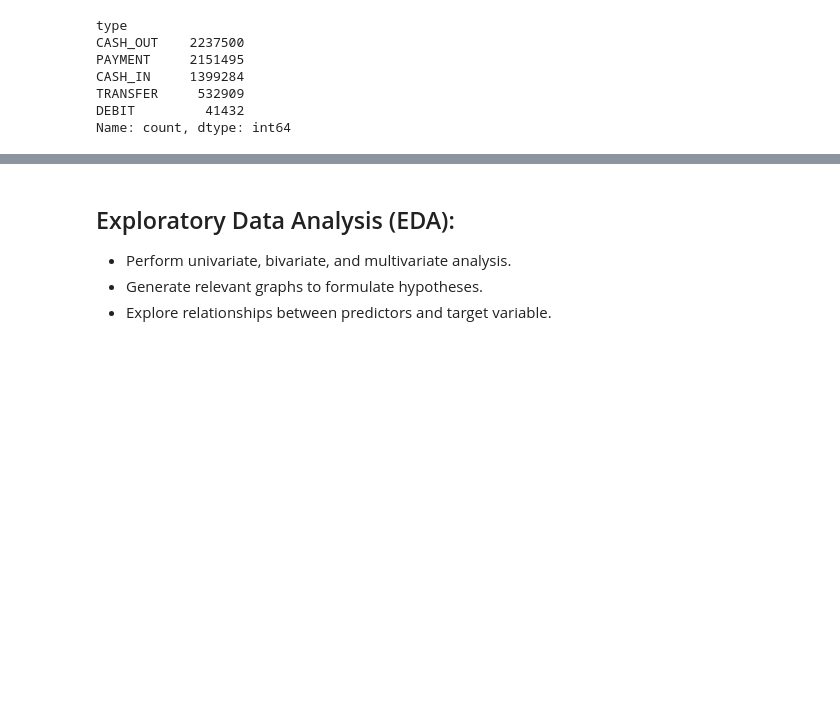
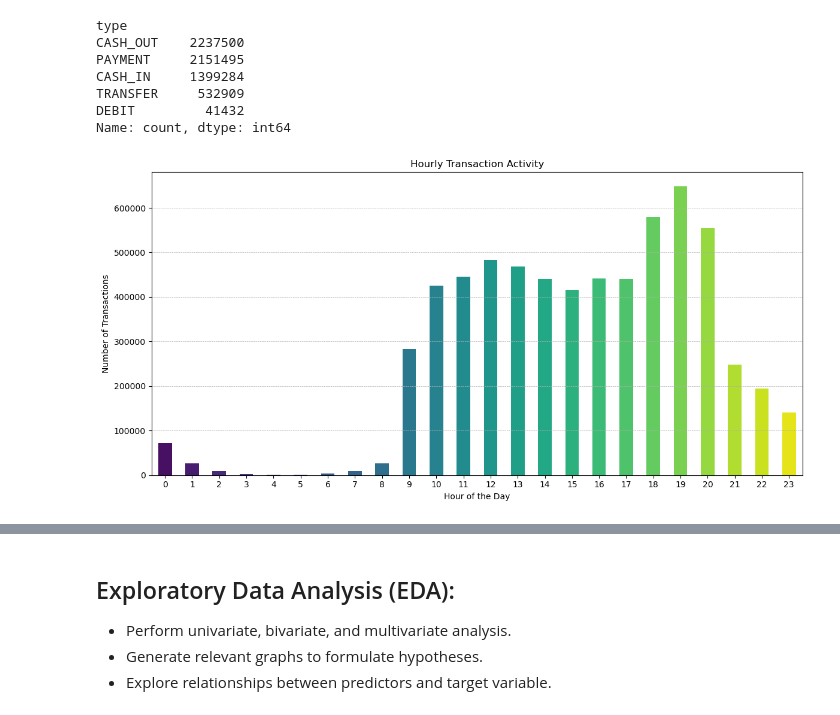
Before and after one commit to Elorna-Pierre/Financial_Fraud_Detection, a Jupyter notebook: Code Notebooks/EDA.ipynb, the cells around one changed output, grey strips where cells are left out. Drawn from its saved outputs; the diff is of its cells as text; code cells hidden in the pictures; blank space fills up the shorter version.

```diff
--- a/Code Notebooks/EDA.ipynb
+++ b/Code Notebooks/EDA.ipynb
@@ -102,3 +102,24 @@ CASH_IN     1399284
 TRANSFER     532909
 DEBIT         41432
 Name: count, dtype: int64
+# %%
+# Load cleaned dataset
+df = pd.read_csv('/Users/sa3/Desktop/Financial Fraud Detection/Data/Raw Data.csv')
+
+# Group transactions by hour
+df['HourOfDay'] = df['step'] % 24
+hourly_transactions = df.groupby('HourOfDay').size()
+
+# Bar plot of hourly transactions
+plt.figure(figsize=(12, 6))
+palette = sns.color_palette("viridis", len(hourly_transactions))
+hourly_transactions.plot(kind='bar',color=palette)
+plt.title('Hourly Transaction Activity')
+plt.xlabel('Hour of the Day')
+plt.ylabel('Number of Transactions')
+plt.xticks(range(0, 24), rotation=0)
+plt.grid(axis='y', linestyle='--', linewidth=0.5)
+plt.tight_layout()
+plt.show()
+# %% [output]
+[figure, added]
```
Also changed, not shown: parts of 8 cells of this notebook, 4 other files.
